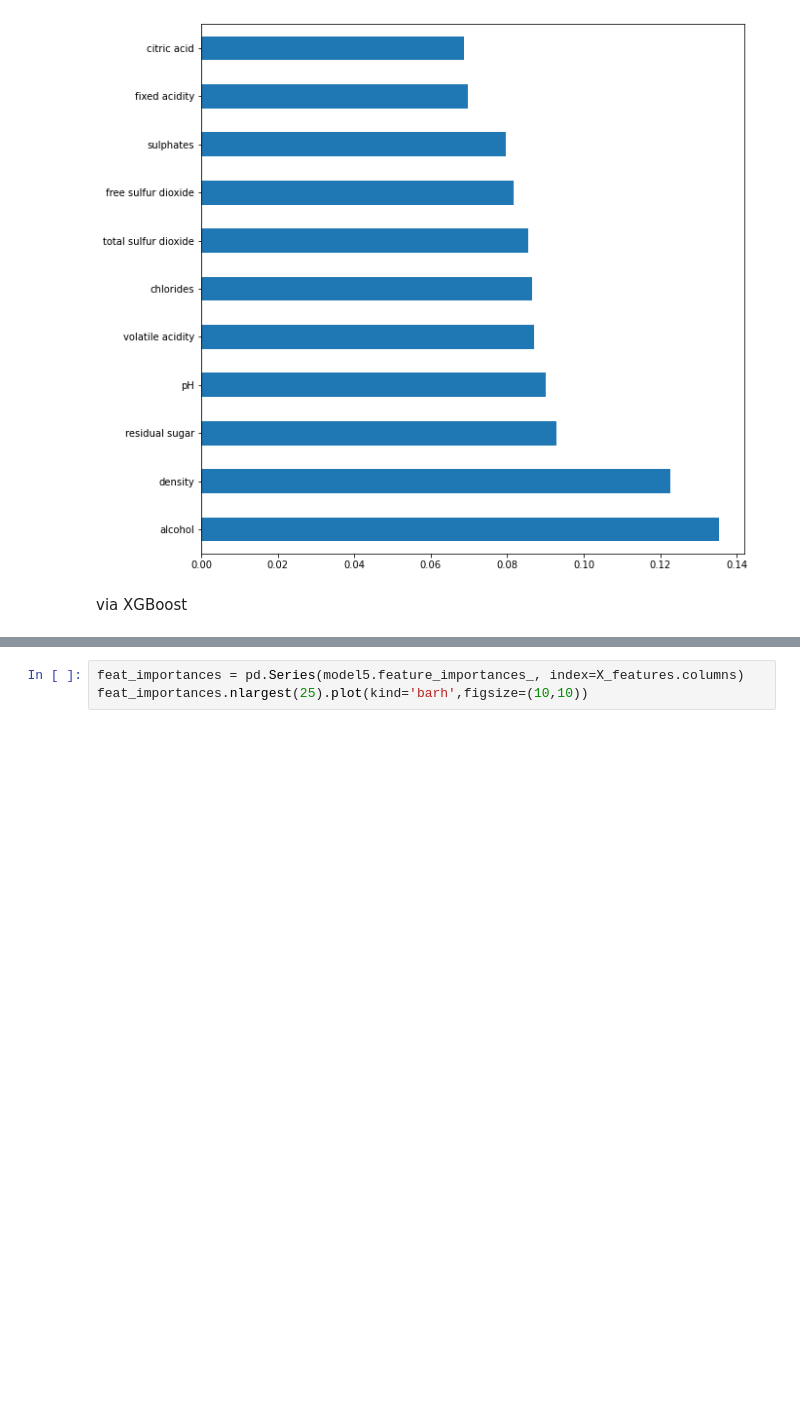
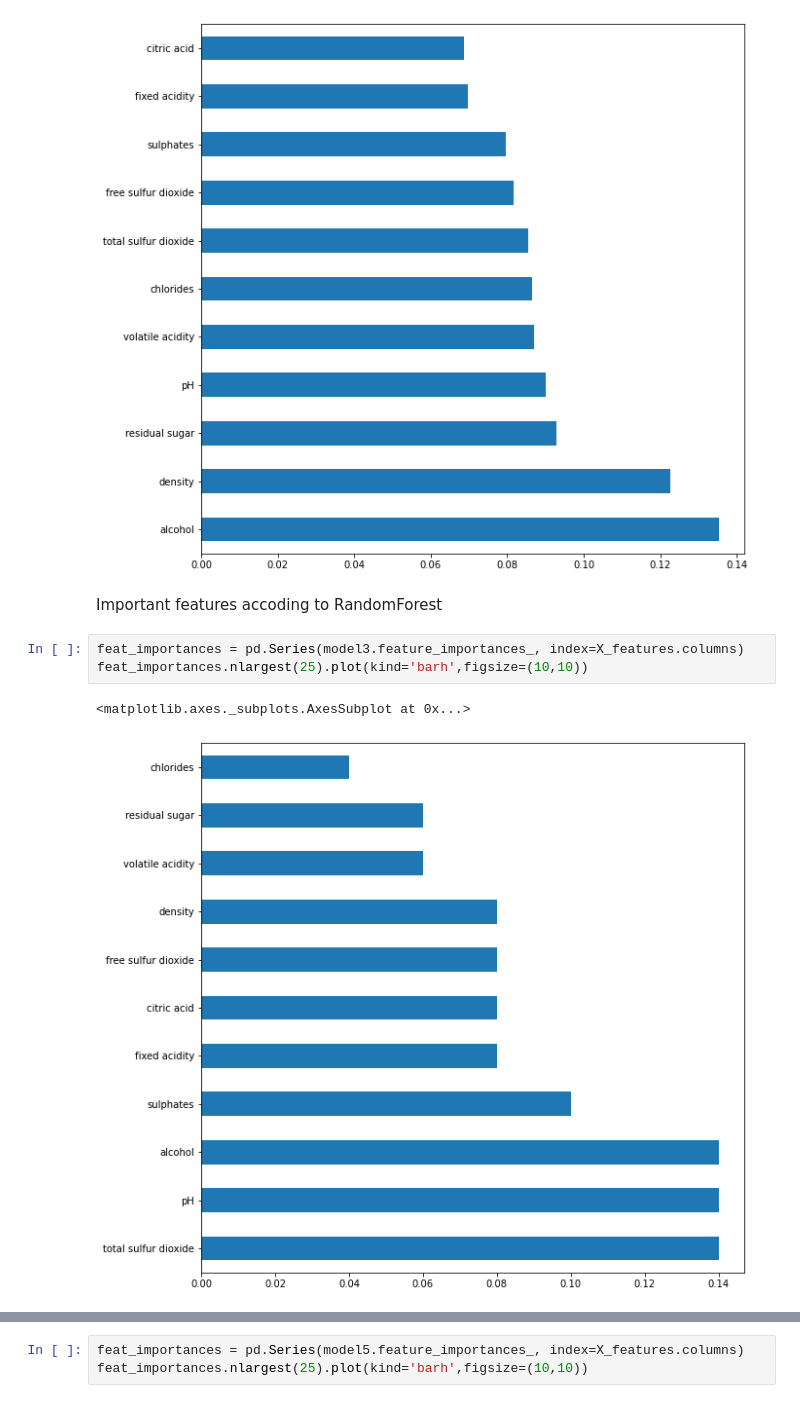
Before and after one commit to Maheep27/Wine, a Jupyter notebook: Wine.ipynb, the cells around one changed output, grey strips where cells are left out. Drawn from its saved outputs; the diff is of its cells as text; blank space fills up the shorter version.

```diff
--- a/Wine.ipynb
+++ b/Wine.ipynb
@@ -350,5 +384,11 @@ feat_importances.nlargest(25).plot(kind='barh',figsize=(10,10))
 # %% [output]
 <matplotlib.axes._subplots.AxesSubplot at 0x...>
 [figure]
-# %% [markdown]
-via XGBoost
+# %% [markdown]
+Important features accoding to RandomForest
+# %%
+feat_importances = pd.Series(model3.feature_importances_, index=X_features.columns)
+feat_importances.nlargest(25).plot(kind='barh',figsize=(10,10))
+# %% [output]
+<matplotlib.axes._subplots.AxesSubplot at 0x...>
+[figure, added]
```
Also changed, not shown: parts of 10 cells of this notebook.
